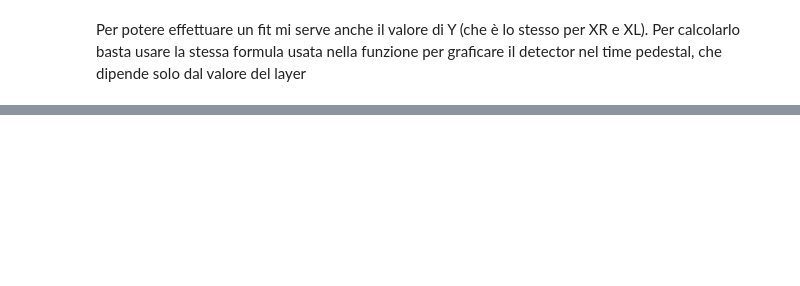
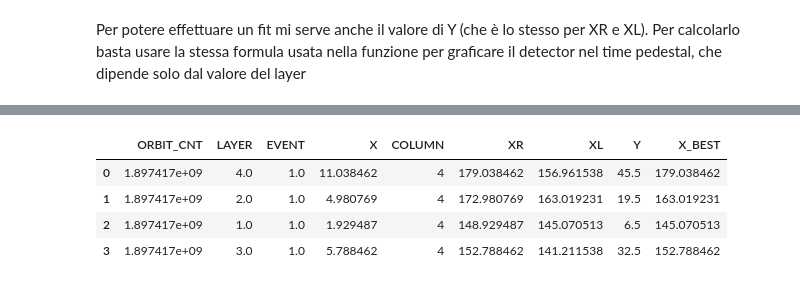
Before and after one commit to samuelelipani/LCP_projects_Y3, a Jupyter notebook: trajectories.ipynb, the cells around one changed output, grey strips where cells are left out. Cells and saved outputs as stored; diff of their text form; code cells hidden in the pictures; blank space fills up the shorter version.

```diff
--- a/trajectories.ipynb
+++ b/trajectories.ipynb
@@ -221,12 +111,0 @@ VEDI TABLET PER UN DISEGNO CHIARIFICATORE (e in generale boh, reinterpreta megli
-# %%
-#https://stackoverflow.com/questions/1208118/using-numpy-to-build-an-array-of-all-combinations-of-two-arrays pare funzionare anche con più di 2 array dentro meshgrid
-a = np.array([-1,1])
-b = 2*a
-c = 3*a
-d = 4*a
-
-for i,j in zip([a,b,c,d],["a","b","c","d"]) :
-    print("%s:"%j,i)
-e = np.array(np.meshgrid(a,b,c,d)).T
-print("\n")
-print("e:",e) #ha effettivamente 2^4=16 array di 4 elementi (cioè 16 combinazioni)
@@ -250,0 +123,18 @@ e: [[[[[-1 -2 -3 -4]
+# %%
+from itertools import product
+comb = np.array(list(product(*df_mini.loc[:, ['XR', 'XL']].to_numpy())))
+Y = np.array(df_mini['Y'].to_numpy())
+r = np.zeros(comb.shape[0]) # voglio sedici coefficienti di correlazione lineare tra i quali soltanto uno sarà scelto per rappresentare la più appetibile retta dell'evento fisico analizzato
+for i in range(comb.shape[0]):
+    r[i] = np.corrcoef(comb[i], Y)[0,1]
+best = comb[np.abs(r).argmax()]
+
+## utilizzo il fatto che gli array come escono sono ordinati e anzichè layer1234 metto solo una colonna che chiamo x vincitore in cui hit per hit vi andrà il punto che vince per coefficiente di correlazione lineare
+df_mini.loc[:,'X_BEST']=best
+df_mini
+# %% [output]
+|  | ORBIT_CNT | LAYER | EVENT | X | COLUMN | XR | XL | Y | X_BEST |
+| 0 | 1.897417e+09 | 4.0 | 1.0 | 11.038462 | 4 | 179.038462 | 156.961538 | 45.5 | 179.038462 |
+| 1 | 1.897417e+09 | 2.0 | 1.0 | 4.980769 | 4 | 172.980769 | 163.019231 | 19.5 | 163.019231 |
+| 2 | 1.897417e+09 | 1.0 | 1.0 | 1.929487 | 4 | 148.929487 | 145.070513 | 6.5 | 145.070513 |
+| 3 | 1.897417e+09 | 3.0 | 1.0 | 5.788462 | 4 | 152.788462 | 141.211538 | 32.5 | 152.788462 |
```
Also changed, not shown: parts of 27 cells of this notebook, 2 other files.
